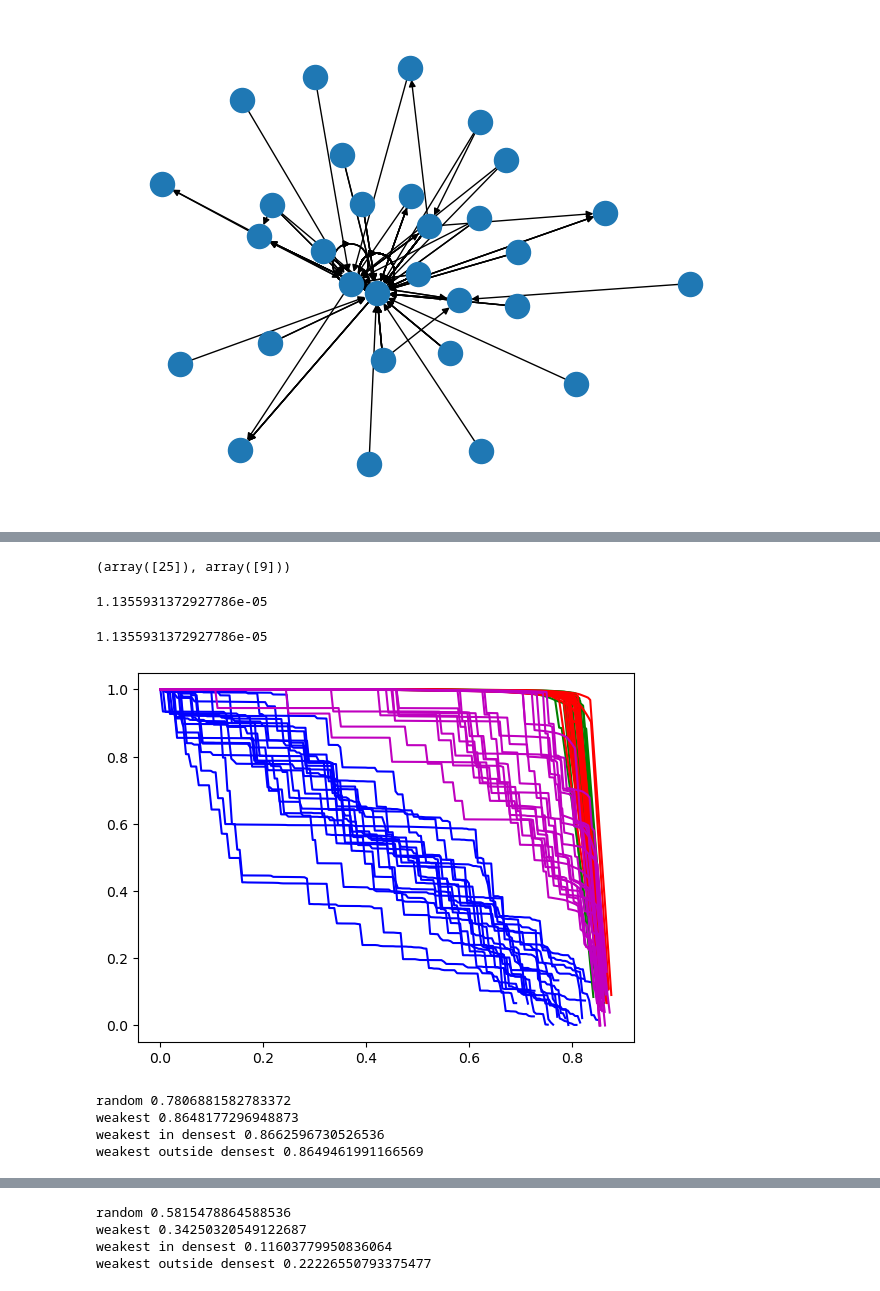
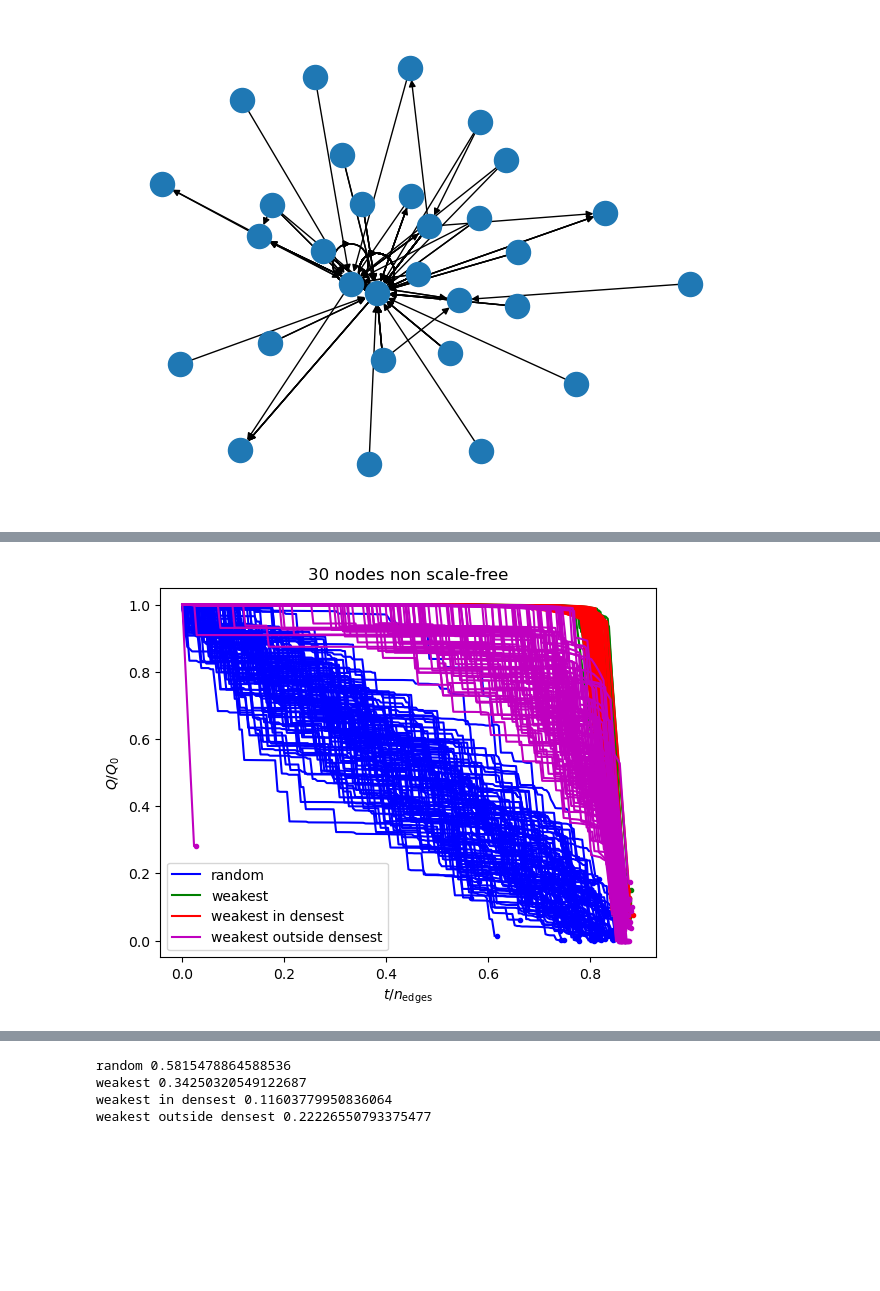
Before and after one commit to stringtherapy/hackathon, a Jupyter notebook: submission/classical_example.ipynb, the cells around one changed output, grey strips where cells are left out. Cells and saved outputs as stored; diff of their text form; code cells hidden in the pictures; blank space fills up the shorter version.

Commit message:
final commit with figures of data and metrics

```diff
--- a/submission/classical_example.ipynb
+++ b/submission/classical_example.ipynb
@@ -161,6 +161,3 @@ def get_Q(netw):
     (idxi,idxj)=np.where(M==np.min(np.abs(M[np.nonzero(M)])))
     netw.M=M
     return np.abs(M[1].sum()) , (idxi[0],idxj[0])
-# %%
-G=gen_graph(n)
-print(get_Q(G))
@@ -175,16 +164,3 @@ get_Q(G)
-# %%
-#np.min(np.abs(M[np.nonzero(M)]))
-np.where(M==np.min(np.abs(M[np.nonzero(M)])))
-# %% [output]
-(array([25]), array([9]))
-# %%
-M[25,9]
-# %% [output]
-1.1355931372927786e-05
-# %%
-np.min(np.abs(M[np.nonzero(M)]))
-# %% [output]
-1.1355931372927786e-05
 # %%
 def delete_random_edge(graph):
     edges = list(graph.edges)
@@ -247,7 +223,7 @@ def delete_weakest_outside_densest(graph):
     return graph
 # %%
 n=30
-n_exp=20
+n_exp=100
 
 graph_gen_type=gen_graph
 
@@ -269,7 +245,9 @@ for k in tqdm(range(n_exp)):
             break
         delete_random_edge(G)
     i_max_list_random[k]=i/loop_size
+    plt.plot(i/loop_size,qs[i-1]/qs[0],'bo',markersize=3)
     plt.plot(np.arange(i)/loop_size,qs[:i]/qs[0],'b-')
+plt.plot(np.arange(i)/loop_size,qs[:i]/qs[0],'b-',label='random')
 
 i_max_list_weakest=np.zeros(n_exp)
 for k in tqdm(range(n_exp)):
@@ -289,9 +267,11 @@ for k in tqdm(range(n_exp)):
             break
         delete_weakest_link(G,chosenedge)
 
+    plt.plot(i/loop_size,qs[i-1]/qs[0],'go',markersize=3)
     plt.plot(np.arange(i)/loop_size,qs[:i]/qs[0],'g-')
     i_max_list_weakest[k]=i/loop_size
-    #plt.ylim([0,1])
+plt.plot(np.arange(i)/loop_size,qs[:i]/qs[0],'g-',label='weakest')
+
 
 i_max_list_weakest_in_densest=np.zeros(n_exp)
 for k in tqdm(range(n_exp)):
@@ -306,41 +286,43 @@ for k in tqdm(range(n_exp)):
             q,chosenedge=get_Q(G)
             if i and q>qs[i-1]:
                 break
             qs[i]=q
         except:
             break
         delete_weakest_in_densest(G)
     i_max_list_weakest_in_densest[k]=i/loop_size
+    plt.plot(i/loop_size,qs[i-1]/qs[0],'ro',markersize=3)
     plt.plot(np.arange(i)/loop_size,qs[:i]/qs[0],'r-')
+plt.plot(np.arange(i)/loop_size,qs[:i]/qs[0],'r-',label='weakest in densest')
 
 i_max_list_weakest_outside_densest=np.zeros(n_exp)
 for k in tqdm(range(n_exp)):
 
     G=graph_gen_type(n)
     loop_size = len(G.edges)
     qs=np.empty(loop_size)
     qs[:]=np.nan
 
     for i in range(loop_size):
         try:
             q,chosenedge=get_Q(G)
             if i and q>qs[i-1]:
                 break
             qs[i]=q
         except:
             break
         delete_weakest_outside_densest(G)
     i_max_list_weakest_outside_densest[k]=i/loop_size
+    plt.plot(i/loop_size,qs[i-1]/qs[0],'mo',markersize=3)
     plt.plot(np.arange(i)/loop_size,qs[:i]/qs[0],'m-')
+plt.plot(np.arange(i)/loop_size,qs[:i]/qs[0],'m-',label='weakest outside densest')
+
+
+plt.ylabel('$Q/Q_0$');
+plt.xlabel('$t/n_\mathrm{edges}$');
+plt.legend(loc='lower left')
+plt.title('30 nodes non scale-free')
+
+plt.savefig("non-scale-free.pdf")
 # %% [output]
-[figure, old version]
+[figure, new version]
-# %%
-print('random',np.mean(i_max_list_random))
-print('weakest',np.mean(i_max_list_weakest))
-print('weakest in densest',np.mean(i_max_list_weakest_in_densest))
-print('weakest outside densest',np.mean(i_max_list_weakest_outside_densest))
-# %% [output]
-random 0.7806881582783372
-weakest 0.8648177296948873
-weakest in densest 0.8662596730526536
-weakest outside densest 0.8649461991166569
```
Also changed, not shown: parts of 12 cells of this notebook, 5 other files.
